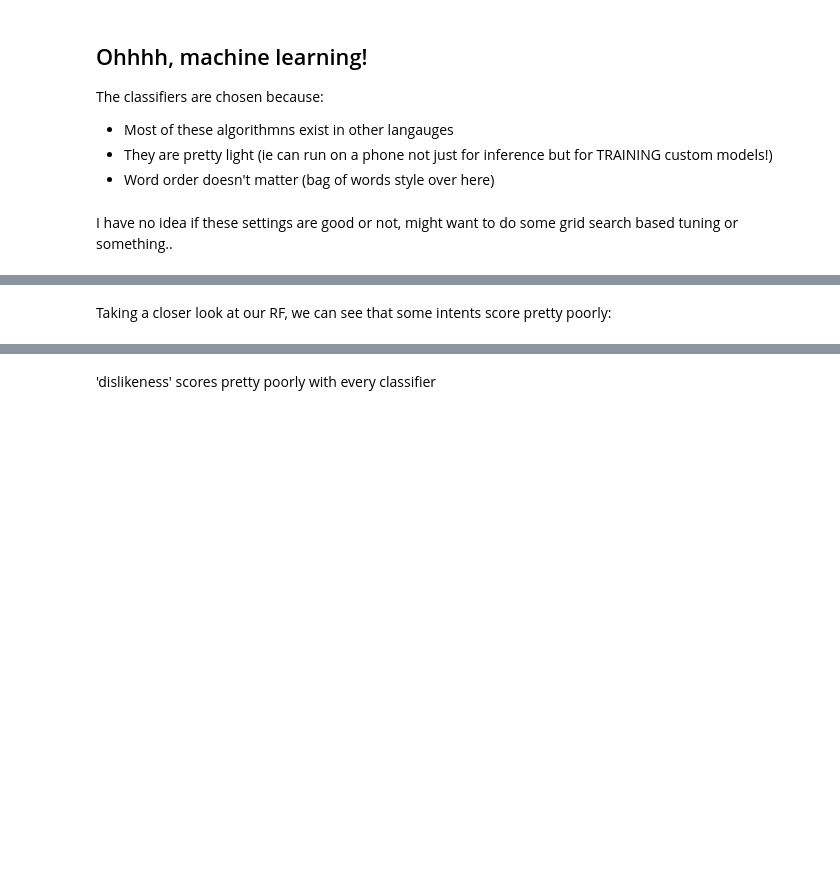
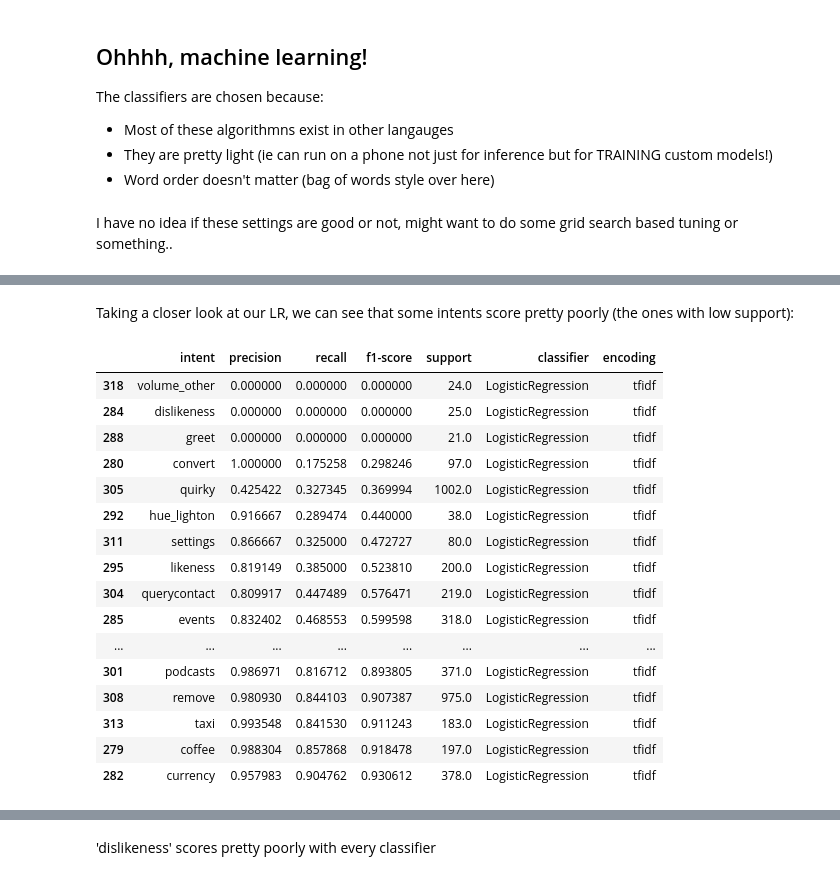
Before and after one commit to AmateurAcademic/interview-code-examples, a Jupyter notebook: NLU_Intent_matching.ipynb, the cells around one changed output, grey strips where cells are left out. Cells and saved outputs as stored; diff of their text form; code cells hidden in the pictures; blank space fills up the shorter version.

Commit message:
cleaned up notebook and resulting csv reports

```diff
--- a/NLU_Intent_matching.ipynb
+++ b/NLU_Intent_matching.ipynb
@@ -292,4 +296,24 @@ report_all_intent_classififiers_tfidf_df[report_all_intent_classififiers_tfidf_d
+# %%
+report_all_intent_classifiers_tfidf_df = pd.read_csv('report_all_intent_classifiers_tfidf.csv')
 # %% [markdown]
-Taking a closer look at our RF, we can see that some intents score pretty poorly:
+Taking a closer look at our LR, we can see that some intents score pretty poorly (the ones with low support):
 # %%
-report_all_intent_classififiers_tfidf_df[report_all_intent_classififiers_tfidf_df['classifier'].str.contains(str(RF))].sort_values(by=['f1-score'])
+report_all_intent_classifiers_tfidf_df[report_all_intent_classifiers_tfidf_df['classifier'].str.contains('LogisticRegression')].sort_values(by=['f1-score'])
+# %% [output]
+|  | intent | precision | recall | f1-score | support | classifier | encoding |
+| 318 | volume_other | 0.000000 | 0.000000 | 0.000000 | 24.0 | LogisticRegression | tfidf |
+| 284 | dislikeness | 0.000000 | 0.000000 | 0.000000 | 25.0 | LogisticRegression | tfidf |
+| 288 | greet | 0.000000 | 0.000000 | 0.000000 | 21.0 | LogisticRegression | tfidf |
+| 280 | convert | 1.000000 | 0.175258 | 0.298246 | 97.0 | LogisticRegression | tfidf |
+| 305 | quirky | 0.425422 | 0.327345 | 0.369994 | 1002.0 | LogisticRegression | tfidf |
+| 292 | hue_lighton | 0.916667 | 0.289474 | 0.440000 | 38.0 | LogisticRegression | tfidf |
+| 311 | settings | 0.866667 | 0.325000 | 0.472727 | 80.0 | LogisticRegression | tfidf |
+| 295 | likeness | 0.819149 | 0.385000 | 0.523810 | 200.0 | LogisticRegression | tfidf |
+| 304 | querycontact | 0.809917 | 0.447489 | 0.576471 | 219.0 | LogisticRegression | tfidf |
+| 285 | events | 0.832402 | 0.468553 | 0.599598 | 318.0 | LogisticRegression | tfidf |
+| ... | ... | ... | ... | ... | ... | ... | ... |
+| 301 | podcasts | 0.986971 | 0.816712 | 0.893805 | 371.0 | LogisticRegression | tfidf |
+| 308 | remove | 0.980930 | 0.844103 | 0.907387 | 975.0 | LogisticRegression | tfidf |
+| 313 | taxi | 0.993548 | 0.841530 | 0.911243 | 183.0 | LogisticRegression | tfidf |
+| 279 | coffee | 0.988304 | 0.857868 | 0.918478 | 197.0 | LogisticRegression | tfidf |
+| 282 | currency | 0.957983 | 0.904762 | 0.930612 | 378.0 | LogisticRegression | tfidf |
```
Also changed, not shown: parts of 64 cells of this notebook, 5 other files.
